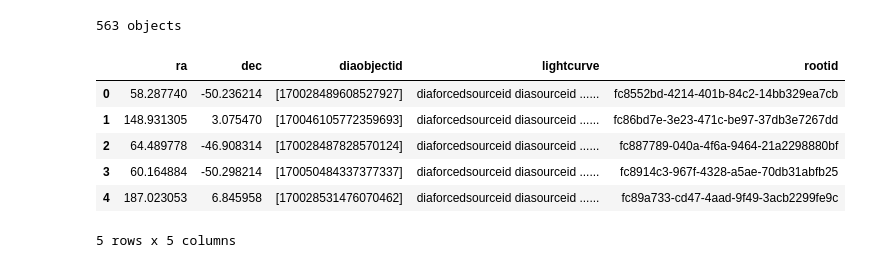
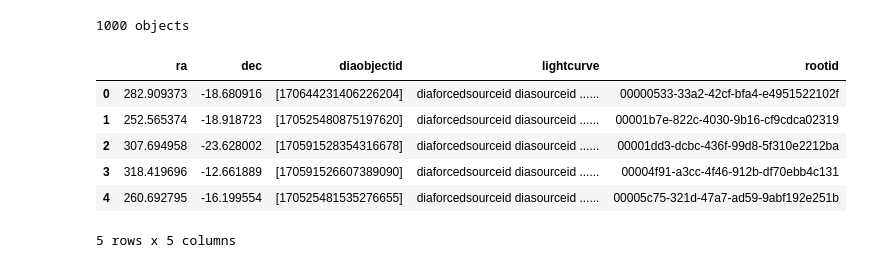
Before and after one commit to mi-dai/fastdb_util, a Jupyter notebook: plot_lightcurves.ipynb, the cells around one changed output. Cells and saved outputs as stored; diff of their text form; code cells hidden in the pictures.

```diff
--- a/plot_lightcurves.ipynb
+++ b/plot_lightcurves.ipynb
@@ -4,15 +4,15 @@ import matplotlib.pyplot as plt
 from nested_pandas import read_parquet
 import numpy as np
 # %%
-nf = read_parquet('/global/cfs/cdirs/desc-td/users/mdai/fastdb_dumps/out_dir/mjd_61080_61110_0008.parquet')
+nf = read_parquet('/global/cfs/cdirs/desc-td/users/mdai/fastdb_dumps/test_out_dir/chunk_0000.parquet')
 print(f'{len(nf)} objects')
 nf.head()
 # %% [output]
-563 objects
+1000 objects
 |  | ra | dec | diaobjectid | lightcurve | rootid |
-| 0 | 58.287740 | -50.236214 | [170028489608527927] | diaforcedsourceid diasourceid ...... | fc8552bd-4214-401b-84c2-14bb329ea7cb |
-| 1 | 148.931305 | 3.075470 | [170046105772359693] | diaforcedsourceid diasourceid ...... | fc86bd7e-3e23-471c-be97-37db3e7267dd |
-| 2 | 64.489778 | -46.908314 | [170028487828570124] | diaforcedsourceid diasourceid ...... | fc887789-040a-4f6a-9464-21a2298880bf |
-| 3 | 60.164884 | -50.298214 | [170050484337377337] | diaforcedsourceid diasourceid ...... | fc8914c3-967f-4328-a5ae-70db31abfb25 |
-| 4 | 187.023053 | 6.845958 | [170028531476070462] | diaforcedsourceid diasourceid ...... | fc89a733-cd47-4aad-9f49-3acb2299fe9c |
+| 0 | 282.909373 | -18.680916 | [170644231406226204] | diaforcedsourceid diasourceid ...... | 00000533-33a2-42cf-bfa4-e4951522102f |
+| 1 | 252.565374 | -18.918723 | [170525480875197620] | diaforcedsourceid diasourceid ...... | 00001b7e-822c-4030-9b16-cf9cdca02319 |
+| 2 | 307.694958 | -23.628002 | [170591528354316678] | diaforcedsourceid diasourceid ...... | 00001dd3-dcbc-436f-99d8-5f310e2212ba |
+| 3 | 318.419696 | -12.661889 | [170591526607389090] | diaforcedsourceid diasourceid ...... | 00004f91-a3cc-4f46-912b-df70ebb4c131 |
+| 4 | 260.692795 | -16.199554 | [170525481535276655] | diaforcedsourceid diasourceid ...... | 00005c75-321d-47a7-ad59-9abf192e251b |
 5 rows x 5 columns
```
Also changed, not shown: parts of 4 cells of this notebook.
